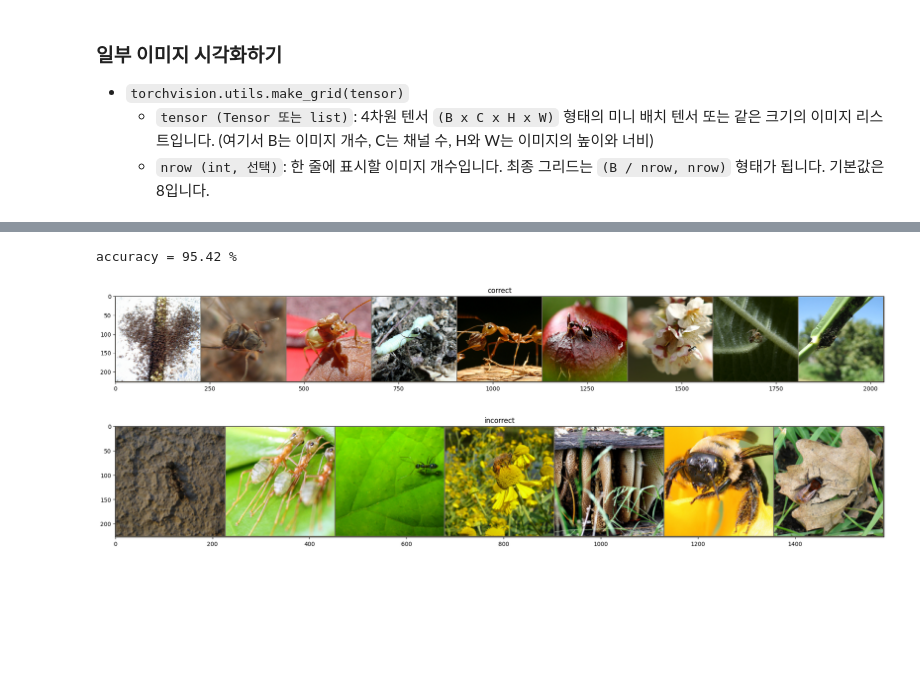
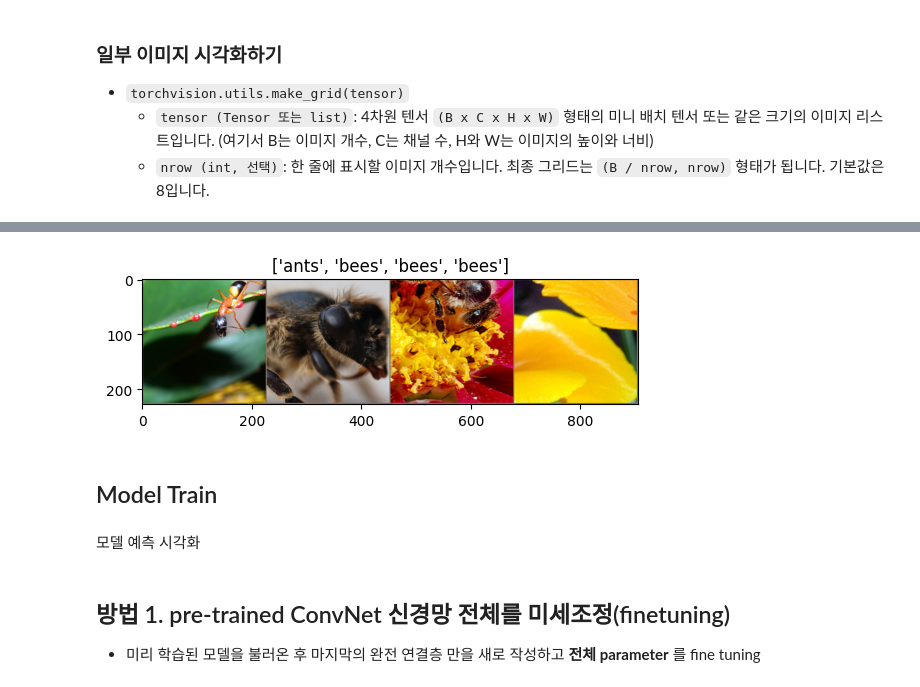
Before and after one commit to ironmanciti/Pytorch_DL_Lecture, a Jupyter notebook: 270_transfer_learning_tutorial.ipynb, the cells around one changed output, grey strips where cells are left out. Drawn from its saved outputs; the diff is of its cells as text; code cells hidden in the pictures; blank space fills up the shorter version.

```diff
--- a/270_transfer_learning_tutorial.ipynb
+++ b/270_transfer_learning_tutorial.ipynb
@@ -155,0 +138,7 @@ print(class_names)
+# %%
+image_datasets = {x: datasets.ImageFolder(os.path.join(data_dir, x),  data_transforms[x])
+                                for x in ['train', 'val']}
+dataloaders = {x: torch.utils.data.DataLoader(image_datasets[x], batch_size=4, shuffle=True, num_workers=4)
+                               for x in ['train', 'val']}
+dataset_sizes = {x: len(image_datasets[x]) for x in ['train', 'val']}
+class_names = image_datasets['train'].classes
@@ -439,49 +173,0 @@ Best val Acc: 0.954248
-# %%
-predictions = []
-labels = []
-
-# 모델을 평가 모드로 설정
-with torch.inference_mode():
-    for x, y in val_loader:
-        x, y = x.to(device), y.to(device)
-        z = model_conv(x)
-        # 출력값 중 최대값을 가진 인덱스를 예측값으로 선택
-        preds = z.argmax(1)
-
-        # 예측값을 predictions 리스트에 추가
-        predictions.extend(preds.cpu().numpy())
-        # 실제 레이블을 labels 리스트에 추가
-        labels.extend(y.cpu().numpy())
-
-    # 예측값과 실제 레이블이 일치하는 인덱스를 찾음
-    correct_indices = np.nonzero(np.array(predictions) == np.array(labels))[0]
-    # 예측값과 실제 레이블이 불일치하는 인덱스를 찾음
-    incorrect_indices = np.nonzero(np.array(predictions) != np.array(labels))[0]
-
-# 정확도를 계산하여 출력
-print(f"accuracy = {len(correct_indices) / len(predictions) * 100:.2f} %")
-# %% [output]
-accuracy = 95.42 %
-# %%
-inputs = []
-# 정답을 맞춘 데이터의 이미지를 추출하여 inputs 리스트에 추가
-for i, idx in enumerate(correct_indices[:9]):
-    inputs.append(val_data[idx][0])
-# 추출한 이미지들을 그리드 형태로 나열
-out = torchvision.utils.make_grid(inputs, nrow=9)
-
-plt.figure(figsize=(24, 8))
-imshow(out, 'correct')  # 'correct'라는 제목으로 정답을 맞춘 이미지들을 출력
-
-inputs = []
-# 정답을 틀린 데이터의 이미지를 추출하여 inputs 리스트에 추가
-for i, idx in enumerate(incorrect_indices[:9]):
-    inputs.append(val_data[idx][0])
-# 추출한 이미지들을 그리드 형태로 나열
-out = torchvision.utils.make_grid(inputs, nrow=9)
-
-plt.figure(figsize=(24, 8))
-imshow(out, 'incorrect')  # 'incorrect'라는 제목으로 정답을 틀린 이미지들을 출력
-# %% [output]
-[figure, removed]
-[figure, removed]
@@ -487,0 +194,14 @@ imshow(out, 'incorrect')  # 'incorrect'라는 제목으로 정답을 틀린 이
+# %%
+# 훈련 데이터 로더에서 첫 번째 배치를 가져옵니다.
+inputs, classes = next(iter(dataloaders['train']))
+
+# 가져온 이미지 배치를 그리드 형태로 만듭니다.
+out = torchvision.utils.make_grid(inputs)
+
+# 만들어진 이미지 그리드를 시각화합니다.
+imshow(out, title=[class_names[x] for x in classes])
+# %% [output]
+[figure, added]
+# %% [markdown]
+Model Train
+--------------
@@ -487,0 +285,2 @@ imshow(out, 'incorrect')  # 'incorrect'라는 제목으로 정답을 틀린 이
+# %% [markdown]
+모델 예측 시각화
@@ -487,0 +315,4 @@ imshow(out, 'incorrect')  # 'incorrect'라는 제목으로 정답을 틀린 이
+# %% [markdown]
+## 방법 1. pre-trained  ConvNet 신경망 전체를 미세조정(finetuning)
+
+- 미리 학습된 모델을 불러온 후 마지막의 완전 연결층 만을 새로 작성하고 **전체 parameter** 를 fine tuning
```
Also changed, not shown: parts of 39 cells of this notebook, 20 other files.
